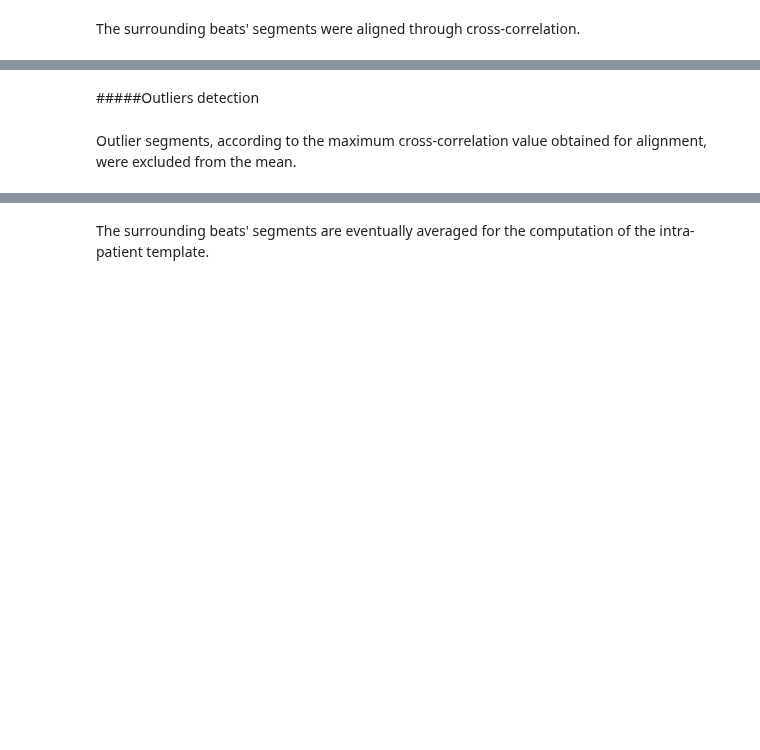
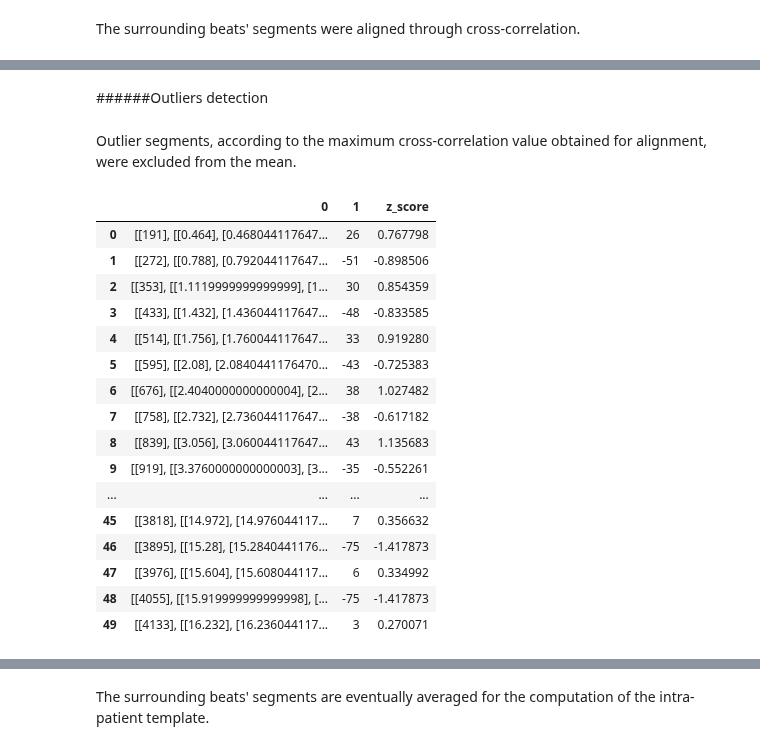
Before and after one commit to alice202122/AI_PROJECT, a Jupyter notebook: AI_Assignment.ipynb, the cells around one changed output, grey strips where cells are left out. Cells and saved outputs as stored; diff of their text form; code cells hidden in the pictures; blank space fills up the shorter version.

```diff
--- a/AI_Assignment.ipynb
+++ b/AI_Assignment.ipynb
@@ -625,18 +613,0 @@ shift
-# %%
-count = 0
-temp = []
-row = []
-corr_25 = []
-for nbeat_smp, beats25 in tplt_25:
-  for idxsmp, b, c in ECGsIlead_wnw[patient][1]:
-    if nbeat_smp == idxsmp:
-      beat_ecg = ECGsIlead_wnw[patient][1][int(idxsmp)][2]
-      temp = []
-      for i in tplt_25[count][1]:
-        for nbeatsmp, t, ecg in i:
-          max = (np.argmax(signal.correlate(beat_ecg, ecg)) - len(ecg))
-          row = [ nbeatsmp, max ]
-          temp.append(row)
-      corr25_temp = [ nbeat_smp, temp]
-  corr_25.append(corr25_temp)
-  count = count+1
@@ -643,10 +647,29 @@ for nbeat_smp, beats25 in tplt_25:
 # %% [markdown]
-#####Outliers detection
+######Outliers detection
 # %% [markdown]
 Outlier segments, according to the maximum cross-correlation value obtained for alignment, were excluded from the mean.
 # %%
-df = pd.DataFrame({'nbeat_smp':np.ndarray.tolist(corr_80[0][1]), 'max_corr':np.ndarray.tolist(corr_80[0][2])})
-df['z_score']=stats.zscore(np.ndarray.tolist(corr_80[0][2]))
+df = pd.DataFrame(corr[0][1])
+df['z_score'] = stats.zscore(df[1])
+df
+# %% [output]
+|  | 0 | 1 | z_score |
+| 0 | [[191], [[0.464], [0.468044117647... | 26 | 0.767798 |
+| 1 | [[272], [[0.788], [0.792044117647... | -51 | -0.898506 |
+| 2 | [[353], [[1.1119999999999999], [1... | 30 | 0.854359 |
+| 3 | [[433], [[1.432], [1.436044117647... | -48 | -0.833585 |
+| 4 | [[514], [[1.756], [1.760044117647... | 33 | 0.919280 |
+| 5 | [[595], [[2.08], [2.0840441176470... | -43 | -0.725383 |
+| 6 | [[676], [[2.4040000000000004], [2... | 38 | 1.027482 |
+| 7 | [[758], [[2.732], [2.736044117647... | -38 | -0.617182 |
+| 8 | [[839], [[3.056], [3.060044117647... | 43 | 1.135683 |
+| 9 | [[919], [[3.3760000000000003], [3... | -35 | -0.552261 |
+| ... | ... | ... | ... |
+| 45 | [[3818], [[14.972], [14.976044117... | 7 | 0.356632 |
+| 46 | [[3895], [[15.28], [15.2840441176... | -75 | -1.417873 |
+| 47 | [[3976], [[15.604], [15.608044117... | 6 | 0.334992 |
+| 48 | [[4055], [[15.919999999999998], [... | -75 | -1.417873 |
+| 49 | [[4133], [[16.232], [16.236044117... | 3 | 0.270071 |
 # %%
 df_out = df.loc[df['z_score'].abs()<=0.5]
 df_out
```
Also changed, not shown: parts of 21 cells of this notebook.
